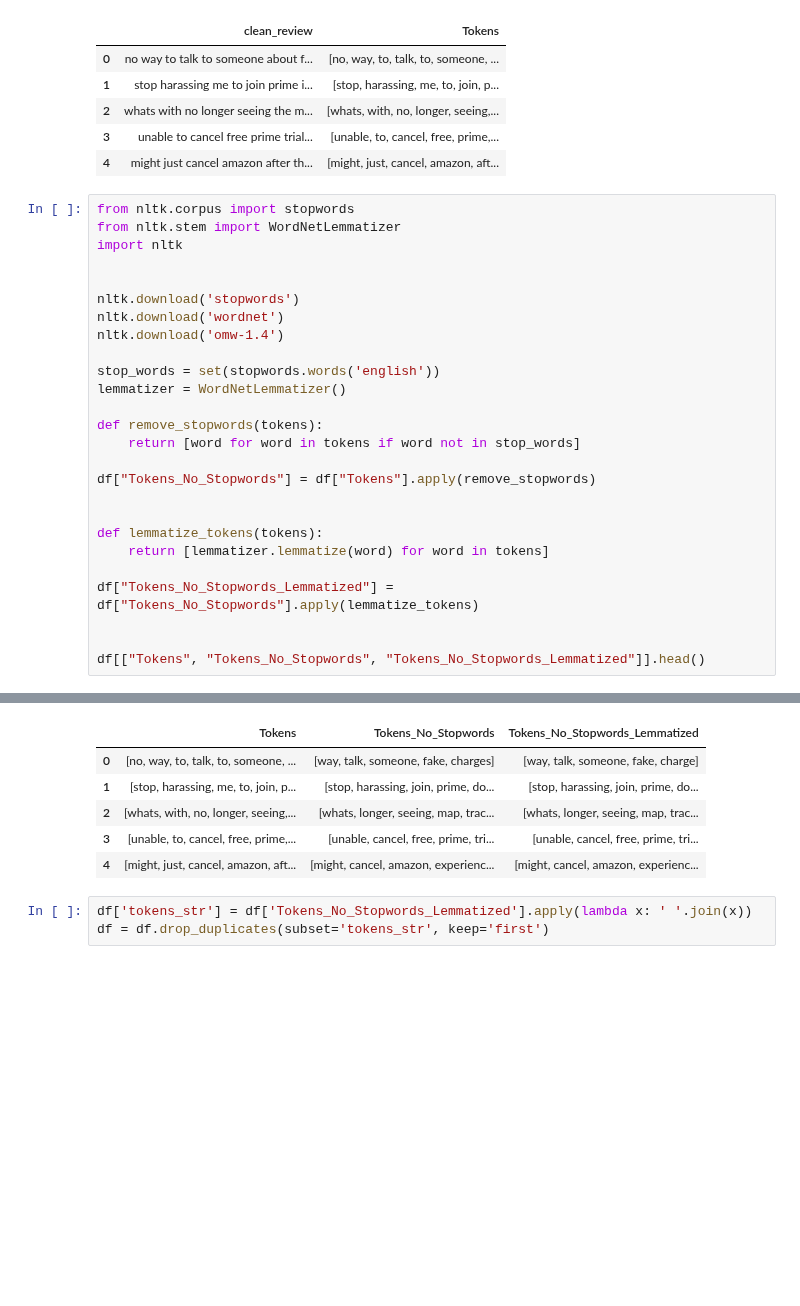
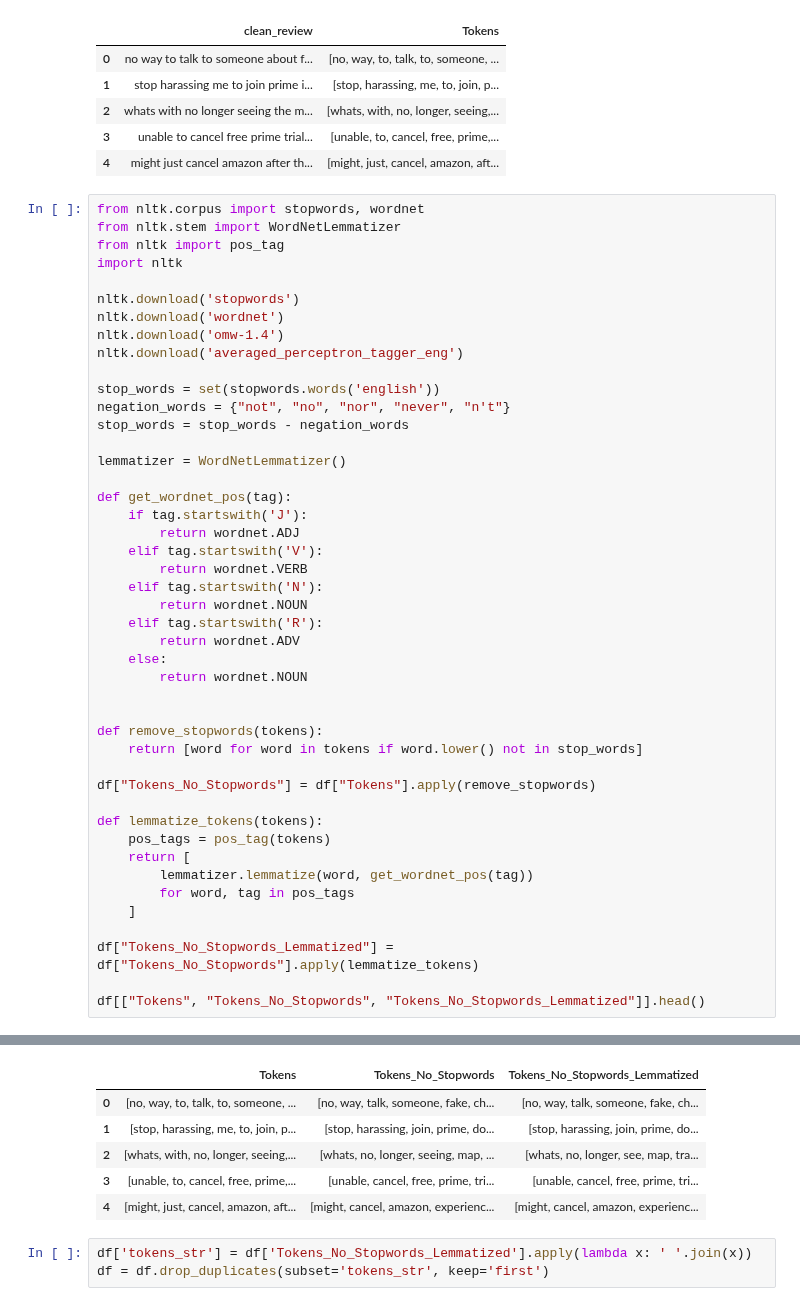
Before and after one commit to latifahaljurayyan/insightApp, a Jupyter notebook: GP2_GloVe.ipynb, the cells around one changed output, grey strips where cells are left out. Saved outputs shown, nothing was run; the diff lists cells and outputs as text; blank space fills up the shorter version.

```diff
--- a/GP2_GloVe.ipynb
+++ b/GP2_GloVe.ipynb
@@ -144,30 +143,49 @@ df[[ "clean_review","Tokens"]].head(5)
 | 3 | unable to cancel free prime trial... | [unable, to, cancel, free, prime,... |
 | 4 | might just cancel amazon after th... | [might, just, cancel, amazon, aft... |
 # %%
-from nltk.corpus import stopwords
+from nltk.corpus import stopwords, wordnet
 from nltk.stem import WordNetLemmatizer
+from nltk import pos_tag
 import nltk
-
 
 nltk.download('stopwords')
 nltk.download('wordnet')
 nltk.download('omw-1.4')
+nltk.download('averaged_perceptron_tagger_eng')
 
 stop_words = set(stopwords.words('english'))
+negation_words = {"not", "no", "nor", "never", "n't"}
+stop_words = stop_words - negation_words
+
 lemmatizer = WordNetLemmatizer()
 
+def get_wordnet_pos(tag):
+    if tag.startswith('J'):
+        return wordnet.ADJ
+    elif tag.startswith('V'):
+        return wordnet.VERB
+    elif tag.startswith('N'):
+        return wordnet.NOUN
+    elif tag.startswith('R'):
+        return wordnet.ADV
+    else:
+        return wordnet.NOUN
+
+
 def remove_stopwords(tokens):
-    return [word for word in tokens if word not in stop_words]
+    return [word for word in tokens if word.lower() not in stop_words]
 
 df["Tokens_No_Stopwords"] = df["Tokens"].apply(remove_stopwords)
 
-
 def lemmatize_tokens(tokens):
-    return [lemmatizer.lemmatize(word) for word in tokens]
+    pos_tags = pos_tag(tokens)
+    return [
+        lemmatizer.lemmatize(word, get_wordnet_pos(tag))
+        for word, tag in pos_tags
+    ]
 
 df["Tokens_No_Stopwords_Lemmatized"] = df["Tokens_No_Stopwords"].apply(lemmatize_tokens)
 
-
 df[["Tokens", "Tokens_No_Stopwords", "Tokens_No_Stopwords_Lemmatized"]].head()
 # %% [output]
 [nltk_data] Downloading package stopwords to /root/nltk_data...
@@ -177,7 +200,7 @@ df[["Tokens", "Tokens_No_Stopwords", "Tokens_No_Stopwords_Lemmatized"]].head()
 |  | Tokens | Tokens_No_Stopwords | Tokens_No_Stopwords_Lemmatized |
-| 0 | [no, way, to, talk, to, someone, ... | [way, talk, someone, fake, charges] | [way, talk, someone, fake, charge] |
+| 0 | [no, way, to, talk, to, someone, ... | [no, way, talk, someone, fake, ch... | [no, way, talk, someone, fake, ch... |
 | 1 | [stop, harassing, me, to, join, p... | [stop, harassing, join, prime, do... | [stop, harassing, join, prime, do... |
-| 2 | [whats, with, no, longer, seeing,... | [whats, longer, seeing, map, trac... | [whats, longer, seeing, map, trac... |
+| 2 | [whats, with, no, longer, seeing,... | [whats, no, longer, seeing, map, ... | [whats, no, longer, see, map, tra... |
 | 3 | [unable, to, cancel, free, prime,... | [unable, cancel, free, prime, tri... | [unable, cancel, free, prime, tri... |
 | 4 | [might, just, cancel, amazon, aft... | [might, cancel, amazon, experienc... | [might, cancel, amazon, experienc... |
 # %%
```
Also changed, not shown: parts of 18 cells of this notebook.
